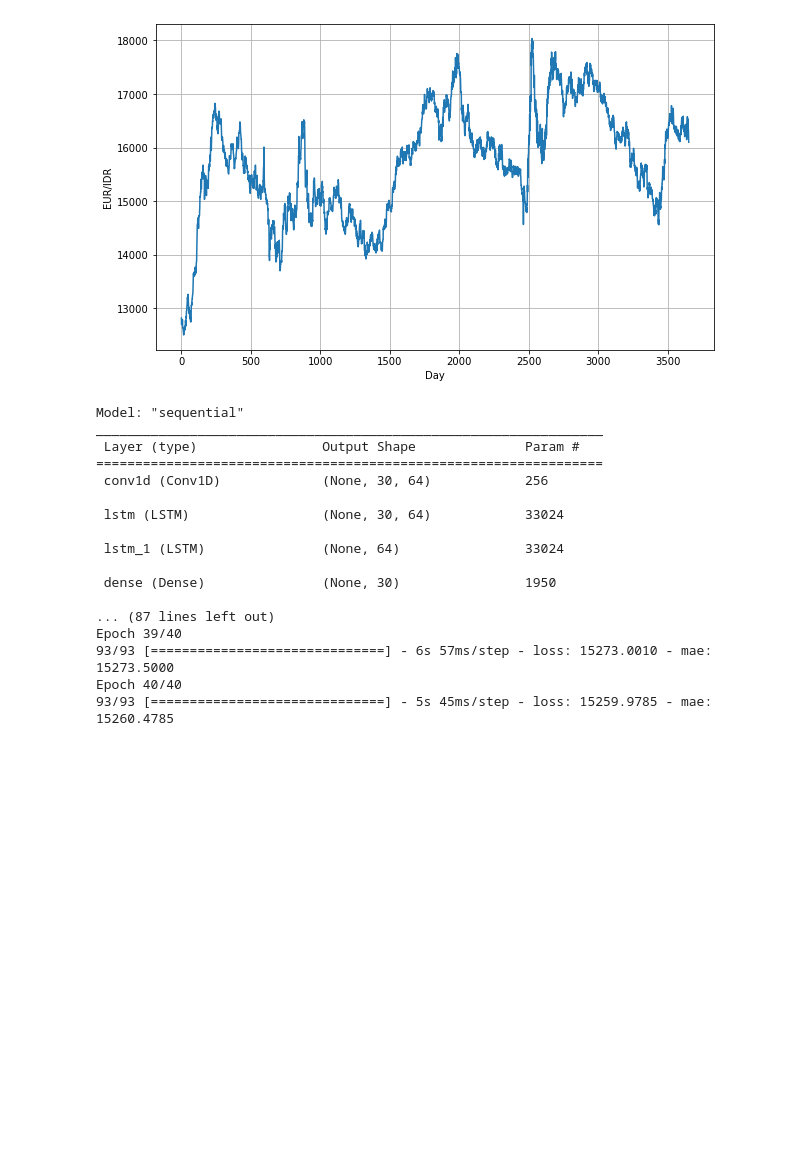
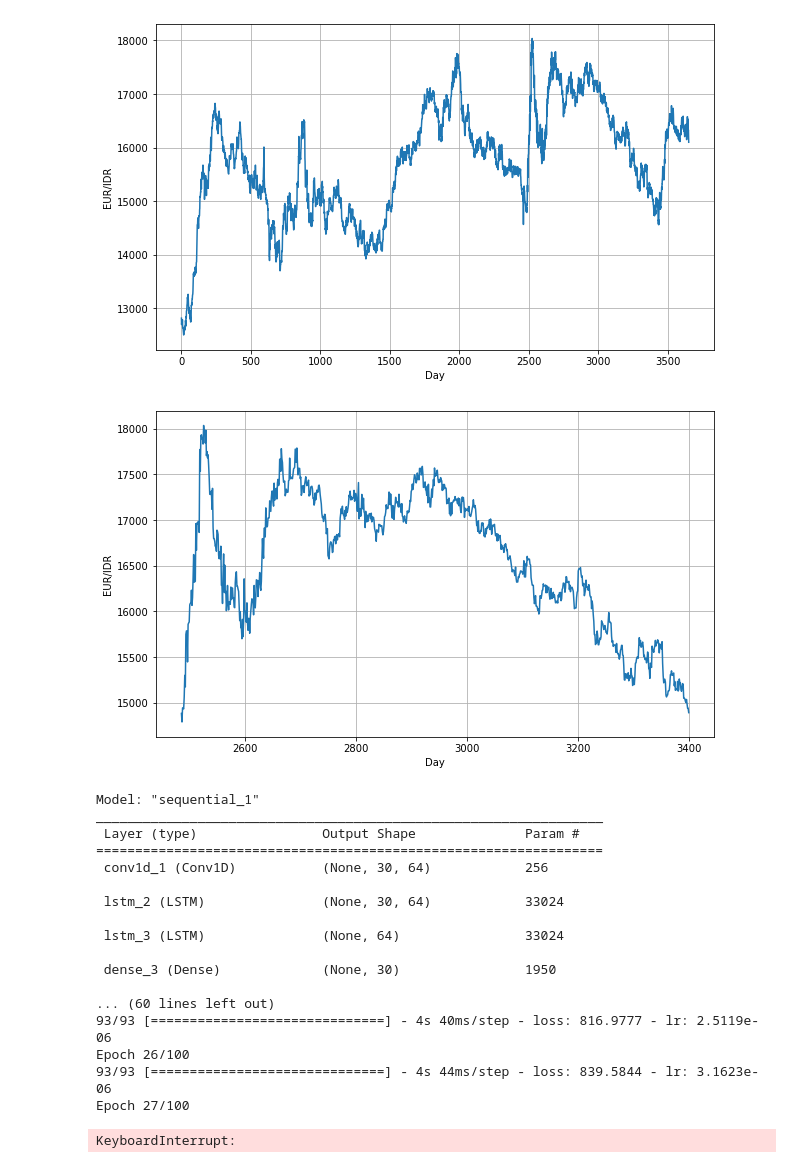
Before and after one commit to C23-PR588/autoforex-machine-learning, a Jupyter notebook: modelling_exp - CNN RNN DNN.ipynb, the cells around one changed output. Drawn from its saved outputs; the diff is of its cells as text; code cells hidden in the pictures; blank space fills up the shorter version.

```diff
--- a/modelling_exp - CNN RNN DNN.ipynb
+++ b/modelling_exp - CNN RNN DNN.ipynb
@@ -28,5 +28,9 @@ plot_series(time, series, xlabel='Day', ylabel='EUR/IDR')
 # %% [output]
 [figure]
+# %%
+plot_series(time[2485:3400], series[2485:3400], xlabel='Day', ylabel='EUR/IDR')
+# %% [output]
+[figure, added]
 # %%
 split_time = 3000
 
@@ -41,8 +45,6 @@ batch_size = 32
 shuffle_buffer_size = 1000
 
 train_set = windowed_dataset(x_train, window_size, batch_size, shuffle_buffer_size)
-
-tf.keras.backend.clear_session()
 
 model = tf.keras.models.Sequential([
   tf.keras.layers.Conv1D(filters=64, kernel_size=3,
@@ -58,43 +60,40 @@ model = tf.keras.models.Sequential([
   tf.keras.layers.Lambda(lambda x: x * 400)
 ])
 
-
 model.summary()
 
 init_weights = model.get_weights()
 
 model.set_weights(init_weights)
 
-initial_learning_rate=1e-8
+# Set the learning rate scheduler
+lr_schedule = tf.keras.callbacks.LearningRateScheduler(
+    lambda epoch: 1e-8 * 10**(epoch / 10))
 
-lr_schedule = tf.keras.optimizers.schedules.ExponentialDecay(
-    initial_learning_rate,
-    decay_steps=400,
-    decay_rate=0.96,
-    staircase=True)
+# Initialize the optimizer
+optimizer = tf.keras.optimizers.SGD(momentum=0.9)
 
-optimizer = tf.keras.optimizers.SGD(learning_rate=lr_schedule, momentum=0.9)
+# Set the training parameters
+model.compile(loss='mae', optimizer=optimizer)
 
-model.compile(loss=tf.keras.losses.Huber(),
-              optimizer=optimizer,
-              metrics=["mae"])
-
-history = model.fit(train_set,epochs=40)
+# Train the model
+history = model.fit(train_set, epochs=100, callbacks=[lr_schedule])
 # %% [output]
-Model: "sequential"
+Model: "sequential_1"
 _________________________________________________________________
  Layer (type)                Output Shape              Param #
 =================================================================
- conv1d (Conv1D)             (None, 30, 64)            256
+ conv1d_1 (Conv1D)           (None, 30, 64)            256
 
- lstm (LSTM)                 (None, 30, 64)            33024
+ lstm_2 (LSTM)               (None, 30, 64)            33024
 
- lstm_1 (LSTM)               (None, 64)                33024
+ lstm_3 (LSTM)               (None, 64)                33024
 
- dense (Dense)               (None, 30)                1950
+ dense_3 (Dense)             (None, 30)                1950
 
-... (87 lines left out)
-Epoch 39/40
-93/93 [==============================] - 6s 57ms/step - loss: 15273.0010 - mae: 15273.5000
-Epoch 40/40
-93/93 [==============================] - 5s 45ms/step - loss: 15259.9785 - mae: 15260.4785
+... (60 lines left out)
+93/93 [==============================] - 4s 40ms/step - loss: 816.9777 - lr: 2.5119e-06
+Epoch 26/100
+93/93 [==============================] - 4s 44ms/step - loss: 839.5844 - lr: 3.1623e-06
+Epoch 27/100
+KeyboardInterrupt:
```
Also changed, not shown: parts of 8 cells of this notebook.
